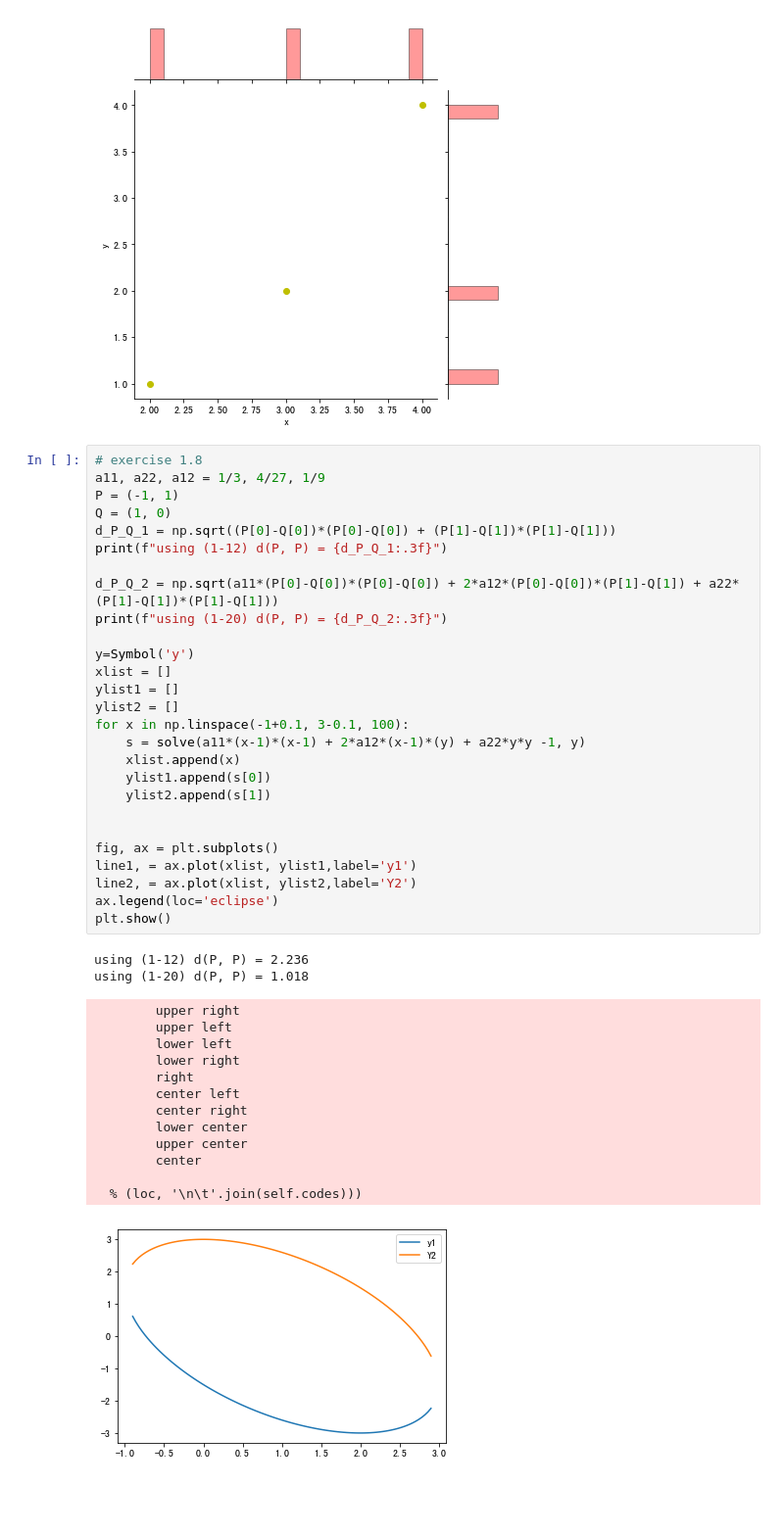
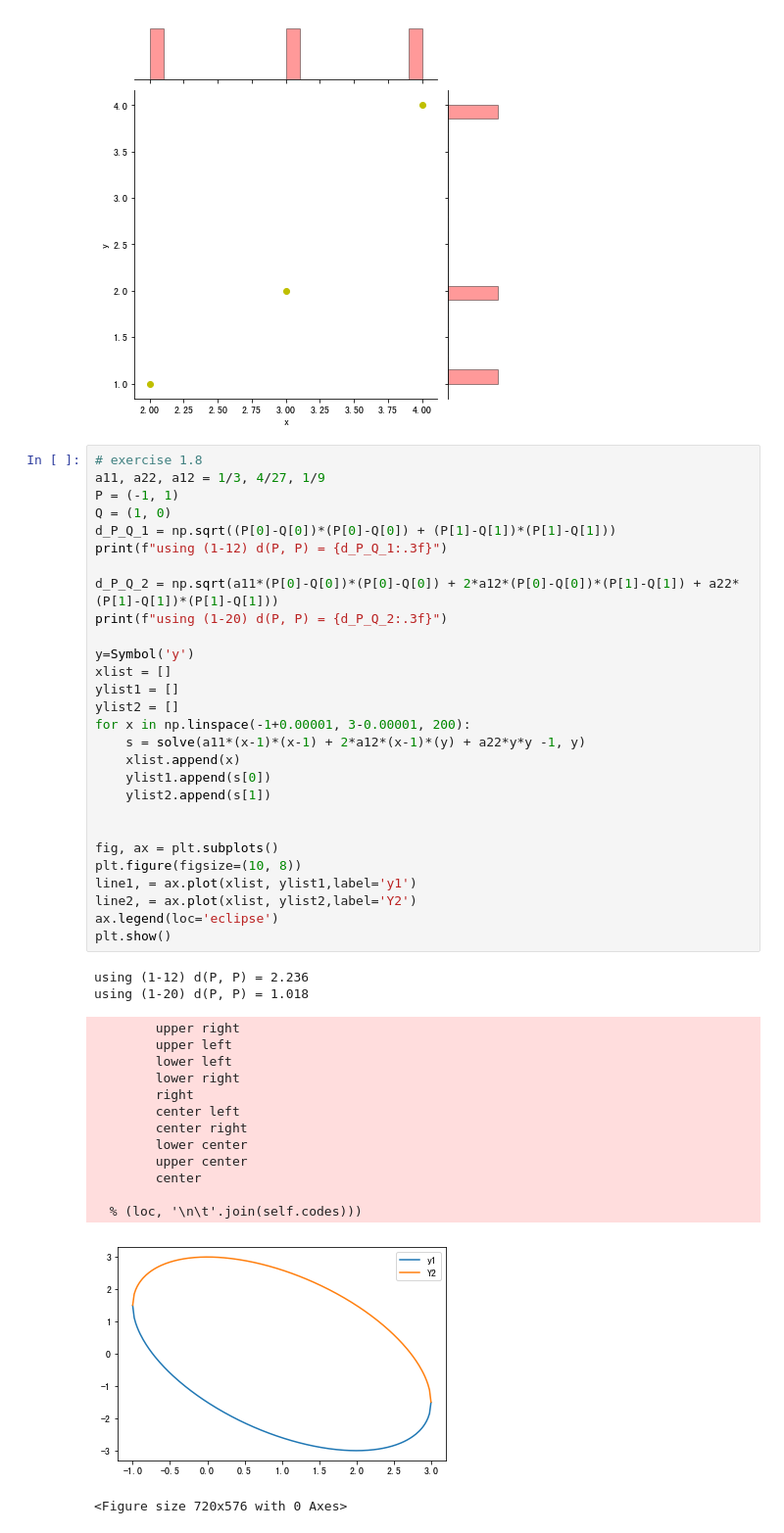
Before and after one commit to inessus/multivariate, a Jupyter notebook: Chapter One/Exec.ipynb, the cells around one changed output. Shown at 98% size. Saved outputs shown, nothing was run; the diff lists cells and outputs as text; blank space fills up the shorter version.

```diff
--- a/Chapter One/Exec.ipynb
+++ b/Chapter One/Exec.ipynb
@@ -290,32 +290,34 @@ print(f"using (1-20) d(P, P) = {d_P_Q_2:.3f}")
 y=Symbol('y')
 xlist = []
 ylist1 = []
 ylist2 = []
-for x in np.linspace(-1+0.1, 3-0.1, 100):
+for x in np.linspace(-1+0.00001, 3-0.00001, 200):
     s = solve(a11*(x-1)*(x-1) + 2*a12*(x-1)*(y) + a22*y*y -1, y)
     xlist.append(x)
     ylist1.append(s[0])
     ylist2.append(s[1])
 
 
 fig, ax = plt.subplots()
+plt.figure(figsize=(10, 8))
 line1, = ax.plot(xlist, ylist1,label='y1')
 line2, = ax.plot(xlist, ylist2,label='Y2')
 ax.legend(loc='eclipse')
 plt.show()
 # %% [output]
 using (1-12) d(P, P) = 2.236
 using (1-20) d(P, P) = 1.018
         upper right
         upper left
         lower left
         lower right
         right
         center left
         center right
         lower center
         upper center
         center
 
   % (loc, '\n\t'.join(self.codes)))
-[figure, old version]
+[figure, new version]
+<Figure size 720x576 with 0 Axes>
```
Also changed, not shown: parts of 6 cells of this notebook.
